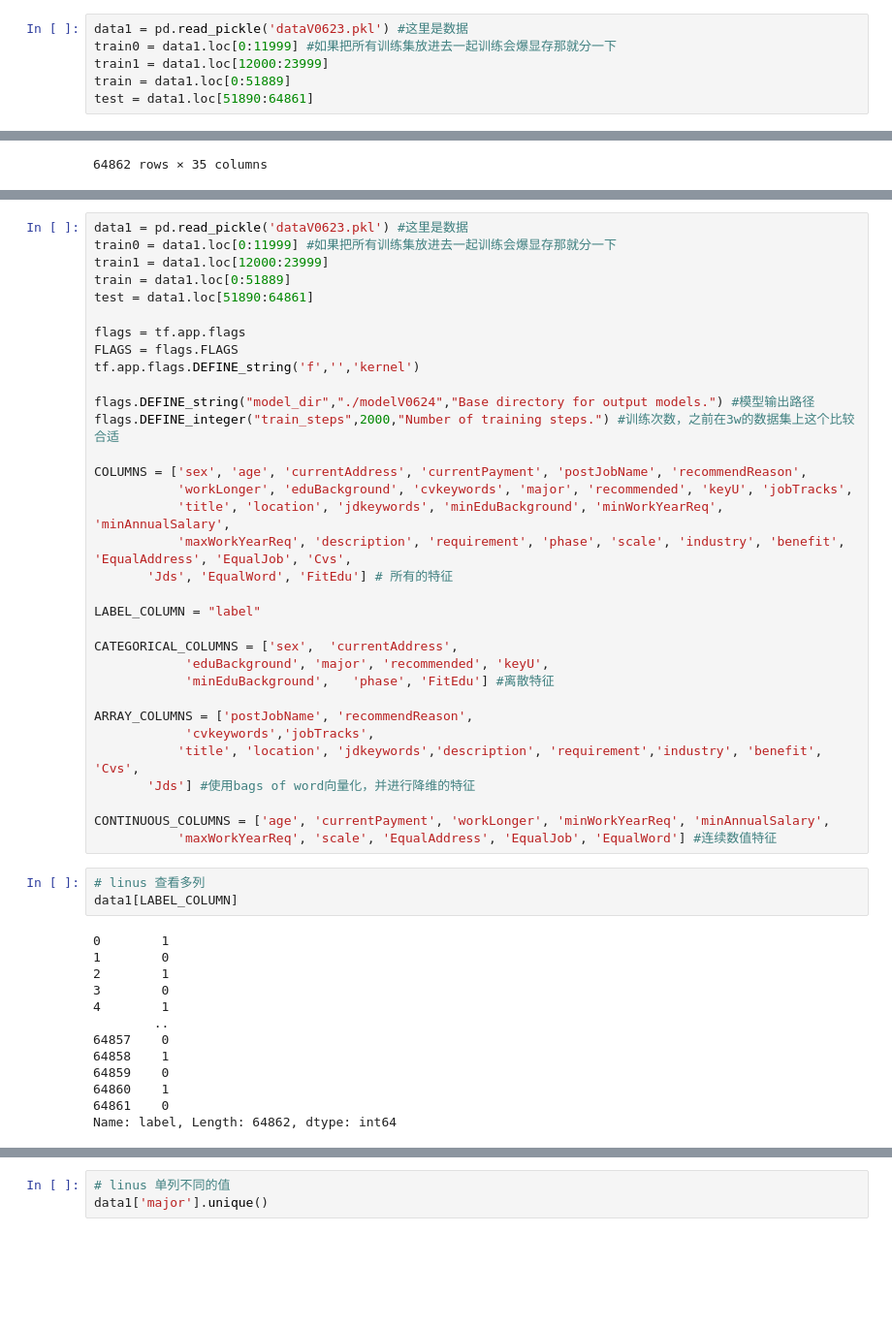
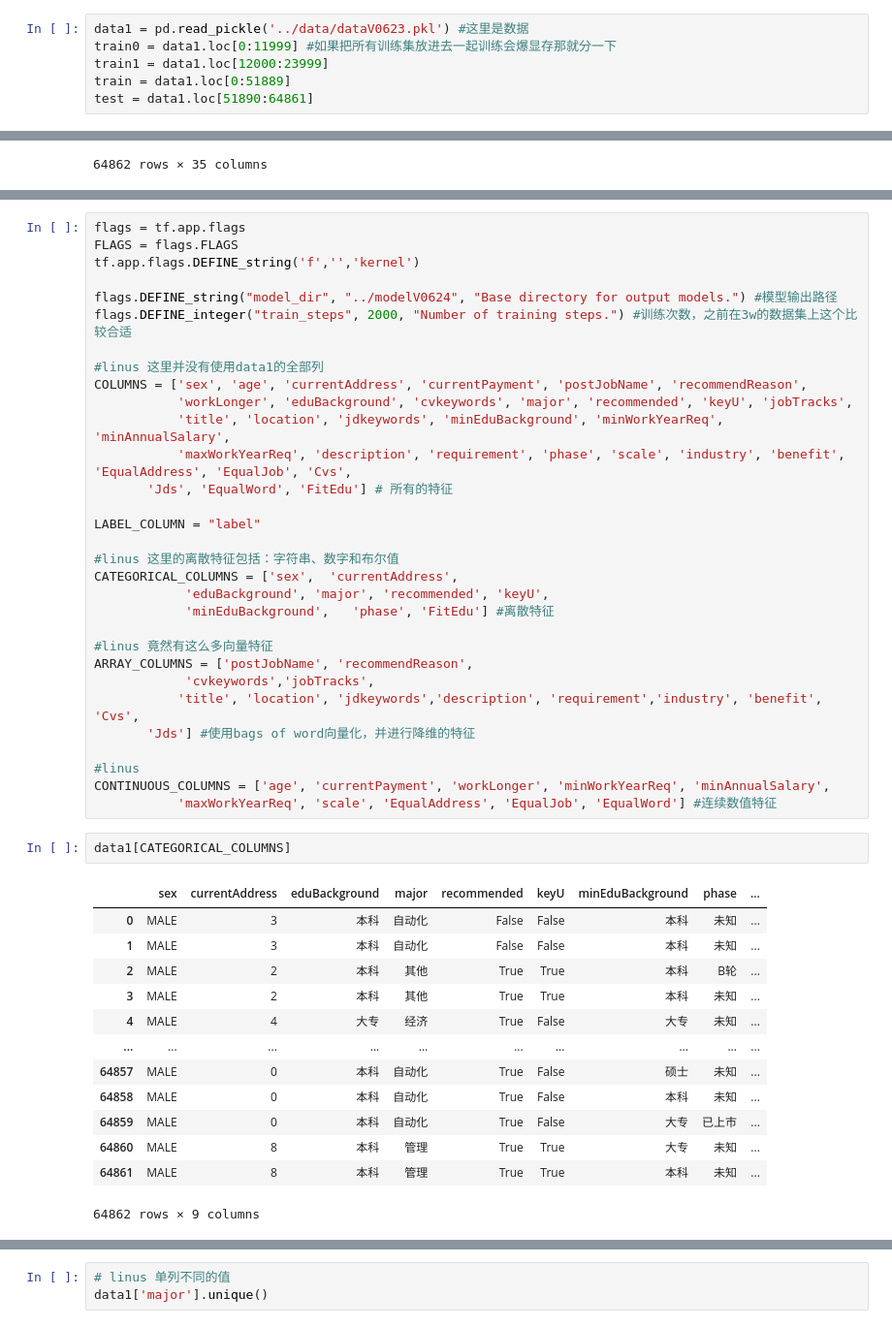
Before and after one commit to slowisfast2030/Tsinghua_model_recur, a Jupyter notebook: modelV0623.ipynb, the cells around one changed output, grey strips where cells are left out. Shown: that part at 97% size. Drawn from its saved outputs; the diff is of its cells as text; blank space fills up the shorter version.

```diff
--- a/modelV0623.ipynb
+++ b/modelV0623.ipynb
@@ -16,5 +11,5 @@ all is well
 # %%
-data1 = pd.read_pickle('dataV0623.pkl') #这里是数据
+data1 = pd.read_pickle('../data/dataV0623.pkl') #这里是数据
 train0 = data1.loc[0:11999] #如果把所有训练集放进去一起训练会爆显存那就分一下
 train1 = data1.loc[12000:23999]
 train = data1.loc[0:51889]
@@ -92,17 +116,12 @@ data1
 # %%
-data1 = pd.read_pickle('dataV0623.pkl') #这里是数据
-train0 = data1.loc[0:11999] #如果把所有训练集放进去一起训练会爆显存那就分一下
-train1 = data1.loc[12000:23999]
-train = data1.loc[0:51889]
-test = data1.loc[51890:64861]
-
 flags = tf.app.flags
 FLAGS = flags.FLAGS
 tf.app.flags.DEFINE_string('f','','kernel')
 
-flags.DEFINE_string("model_dir","./modelV0624","Base directory for output models.") #模型输出路径
-flags.DEFINE_integer("train_steps",2000,"Number of training steps.") #训练次数，之前在3w的数据集上这个比较合适
+flags.DEFINE_string("model_dir", "../modelV0624", "Base directory for output models.") #模型输出路径
+flags.DEFINE_integer("train_steps", 2000, "Number of training steps.") #训练次数，之前在3w的数据集上这个比较合适
 
+#linus 这里并没有使用data1的全部列
 COLUMNS = ['sex', 'age', 'currentAddress', 'currentPayment', 'postJobName', 'recommendReason',
            'workLonger', 'eduBackground', 'cvkeywords', 'major', 'recommended', 'keyU', 'jobTracks',
            'title', 'location', 'jdkeywords', 'minEduBackground', 'minWorkYearReq', 'minAnnualSalary',
@@ -111,30 +130,33 @@ COLUMNS = ['sex', 'age', 'currentAddress', 'currentPayment', 'postJobName', 'rec
 
 LABEL_COLUMN = "label"
 
+#linus 这里的离散特征包括：字符串、数字和布尔值
 CATEGORICAL_COLUMNS = ['sex',  'currentAddress',
             'eduBackground', 'major', 'recommended', 'keyU',
             'minEduBackground',   'phase', 'FitEdu'] #离散特征
 
+#linus 竟然有这么多向量特征
 ARRAY_COLUMNS = ['postJobName', 'recommendReason',
             'cvkeywords','jobTracks',
            'title', 'location', 'jdkeywords','description', 'requirement','industry', 'benefit', 'Cvs',
        'Jds'] #使用bags of word向量化，并进行降维的特征
 
+#linus
 CONTINUOUS_COLUMNS = ['age', 'currentPayment', 'workLonger', 'minWorkYearReq', 'minAnnualSalary',
            'maxWorkYearReq', 'scale', 'EqualAddress', 'EqualJob', 'EqualWord'] #连续数值特征
-# %%
-# linus 查看多列
-data1[LABEL_COLUMN]
-# %% [output]
-0        1
-1        0
-2        1
-3        0
-4        1
-        ..
-64857    0
-64858    1
-64859    0
-64860    1
-64861    0
-Name: label, Length: 64862, dtype: int64
+# %%
+data1[CATEGORICAL_COLUMNS]
+# %% [output]
+|  | sex | currentAddress | eduBackground | major | recommended | keyU | minEduBackground | phase | ... |
+| 0 | MALE | 3 | 本科 | 自动化 | False | False | 本科 | 未知 | ... |
+| 1 | MALE | 3 | 本科 | 自动化 | False | False | 本科 | 未知 | ... |
+| 2 | MALE | 2 | 本科 | 其他 | True | True | 本科 | B轮 | ... |
+| 3 | MALE | 2 | 本科 | 其他 | True | True | 本科 | 未知 | ... |
+| 4 | MALE | 4 | 大专 | 经济 | True | False | 大专 | 未知 | ... |
+| ... | ... | ... | ... | ... | ... | ... | ... | ... | ... |
+| 64857 | MALE | 0 | 本科 | 自动化 | True | False | 硕士 | 未知 | ... |
+| 64858 | MALE | 0 | 本科 | 自动化 | True | False | 本科 | 未知 | ... |
+| 64859 | MALE | 0 | 本科 | 自动化 | True | False | 大专 | 已上市 | ... |
+| 64860 | MALE | 8 | 本科 | 管理 | True | True | 大专 | 未知 | ... |
+| 64861 | MALE | 8 | 本科 | 管理 | True | True | 本科 | 未知 | ... |
+64862 rows × 9 columns
```
Also changed, not shown: parts of 17 cells of this notebook, 2 other files.
